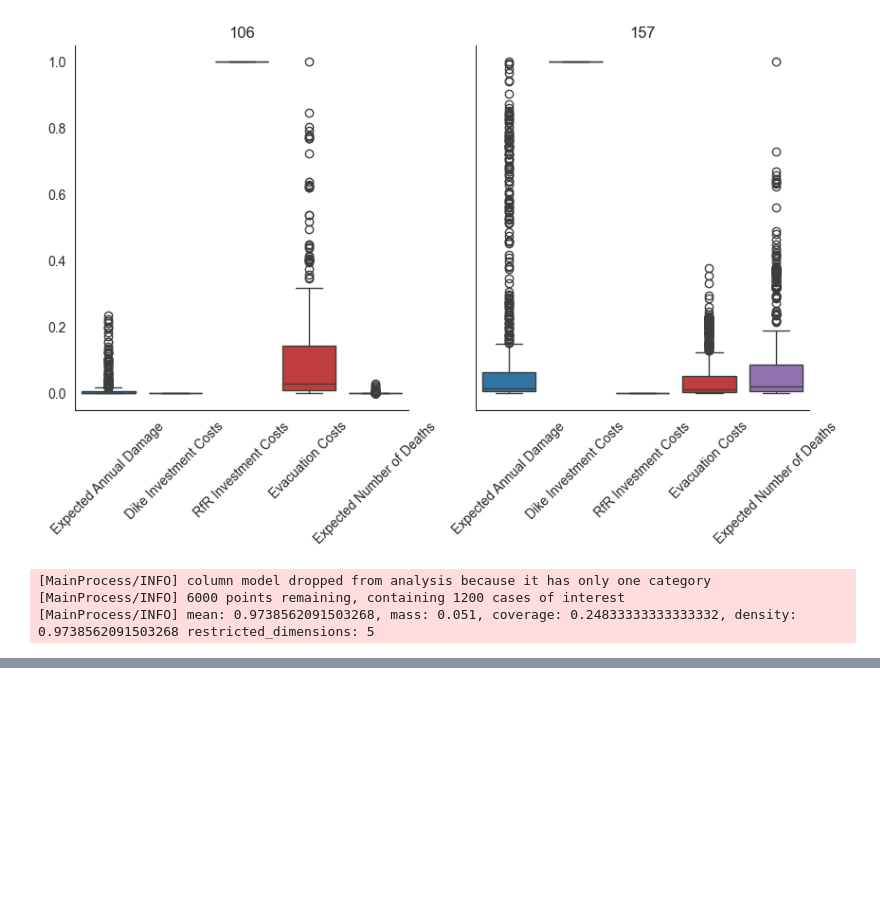
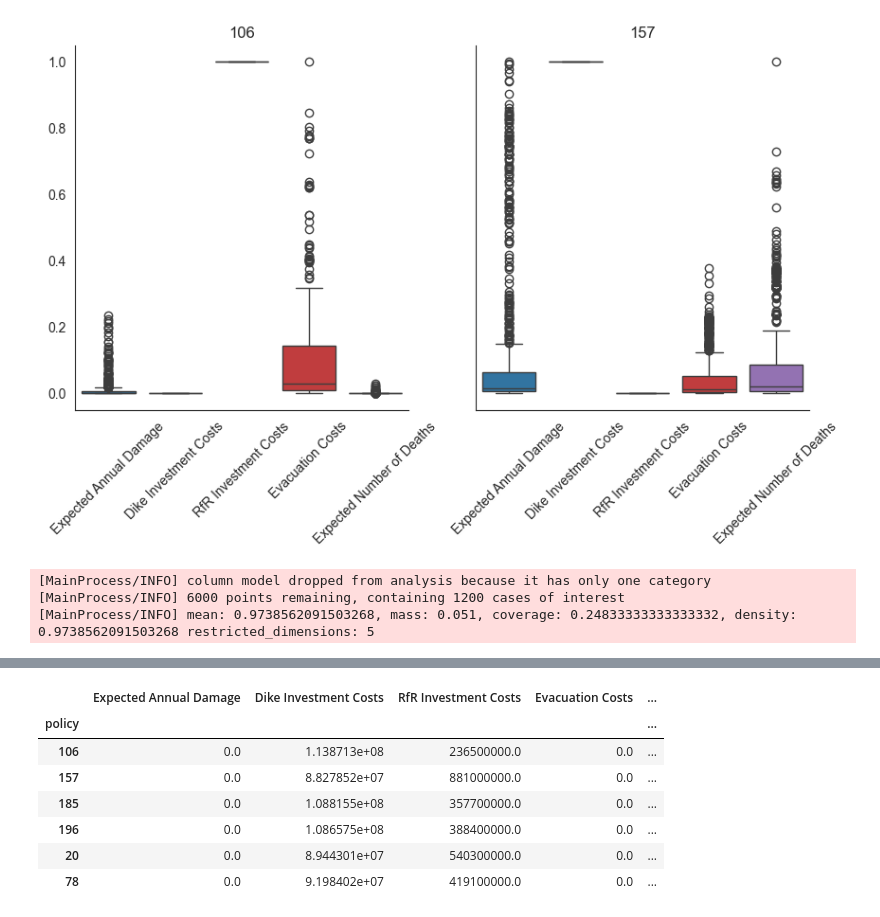
Before and after one commit to JulianvanRie/EPA141A-Model-based-decision-making, a Jupyter notebook: final assignment/Optimise.ipynb, the cells around one changed output, grey strips where cells are left out. Cells and saved outputs as stored; diff of their text form; code cells hidden in the pictures; blank space fills up the shorter version.

```diff
--- a/final assignment/Optimise.ipynb
+++ b/final assignment/Optimise.ipynb
@@ -595,0 +646,12 @@ array([5.403e+08, 5.403e+08, 5.403e+08, ..., 3.884e+08, 3.884e+08,
+# %%
+min_df = all.groupby('policy')[keys].min()
+min_df
+# %% [output]
+|  | Expected Annual Damage | Dike Investment Costs | RfR Investment Costs | Evacuation Costs | ... |
+| policy |  |  |  |  | ... |
+| 106 | 0.0 | 1.138713e+08 | 236500000.0 | 0.0 | ... |
+| 157 | 0.0 | 8.827852e+07 | 881000000.0 | 0.0 | ... |
+| 185 | 0.0 | 1.088155e+08 | 357700000.0 | 0.0 | ... |
+| 196 | 0.0 | 1.086575e+08 | 388400000.0 | 0.0 | ... |
+| 20 | 0.0 | 8.944301e+07 | 540300000.0 | 0.0 | ... |
+| 78 | 0.0 | 9.198402e+07 | 419100000.0 | 0.0 | ... |
```
Also changed, not shown: parts of 8 cells of this notebook.
